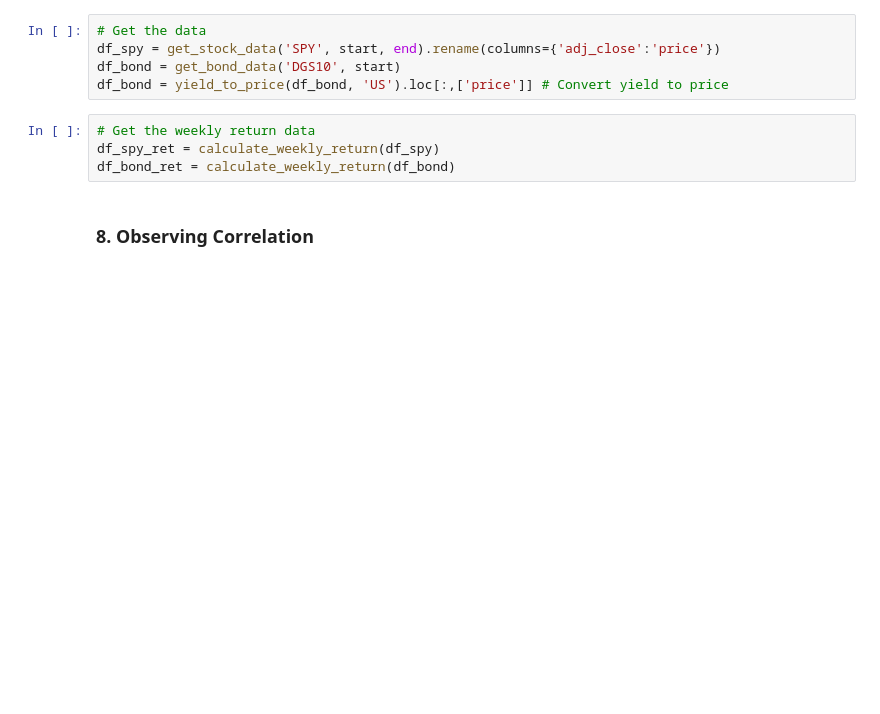
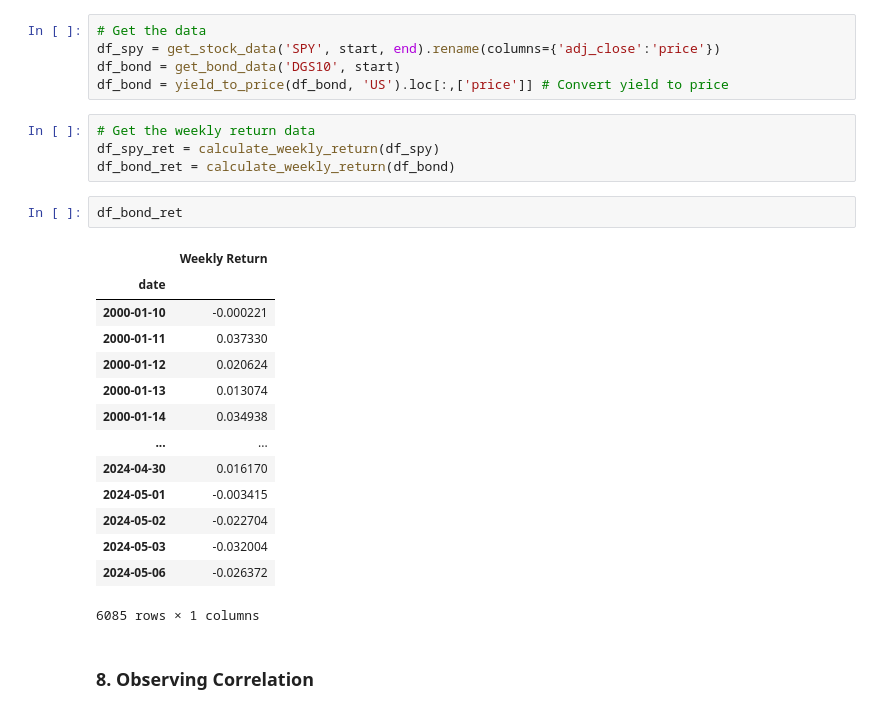
Before and after one commit to alaiazz/Macro_Finance_, a Jupyter notebook: HW2_/Main.ipynb, the cells around one changed output. Drawn from its saved outputs; the diff is of its cells as text; blank space fills up the shorter version.

```diff
--- a/HW2_/Main.ipynb
+++ b/HW2_/Main.ipynb
@@ -32,6 +50,23 @@ df_bond = yield_to_price(df_bond, 'US').loc[:,['price']] # Convert yield to pric
 # Get the weekly return data
 df_spy_ret = calculate_weekly_return(df_spy)
 df_bond_ret = calculate_weekly_return(df_bond)
+# %%
+df_bond_ret
+# %% [output]
+|  | Weekly Return |
+| date |  |
+| 2000-01-10 | -0.000221 |
+| 2000-01-11 | 0.037330 |
+| 2000-01-12 | 0.020624 |
+| 2000-01-13 | 0.013074 |
+| 2000-01-14 | 0.034938 |
+| ... | ... |
+| 2024-04-30 | 0.016170 |
+| 2024-05-01 | -0.003415 |
+| 2024-05-02 | -0.022704 |
+| 2024-05-03 | -0.032004 |
+| 2024-05-06 | -0.026372 |
+6085 rows × 1 columns
 # %% [markdown]
 ### 8. Observing Correlation
 # %% [markdown]
```
Also changed, not shown: parts of 14 cells of this notebook, 2 other files.
